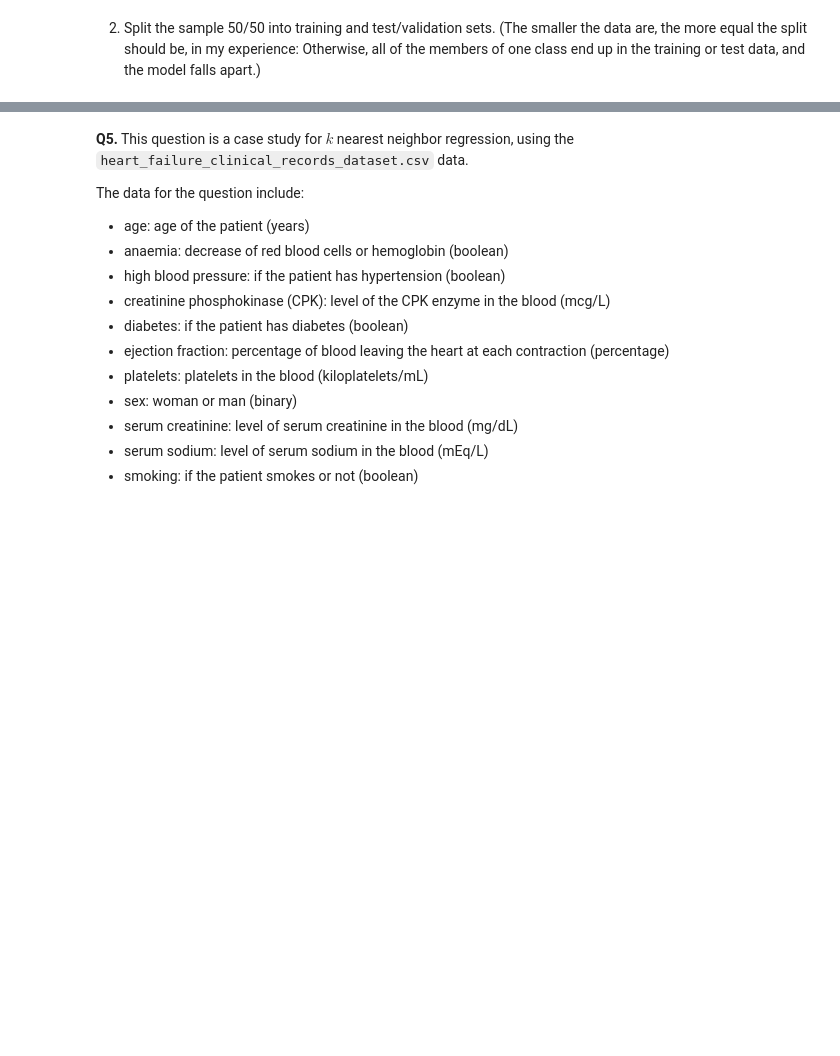
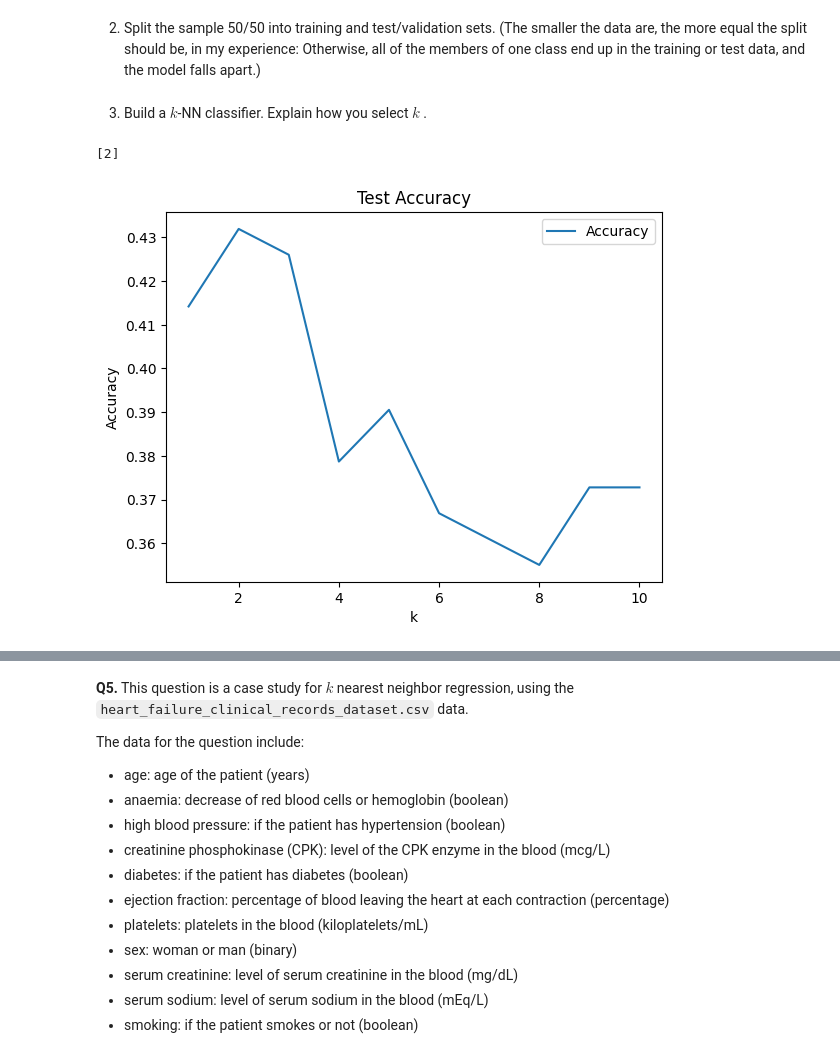
Before and after one commit to aileenkent/knn, a Jupyter notebook: assignment/assignment_knn.ipynb, the cells around one changed output, grey strips where cells are left out. Saved outputs shown, nothing was run; the diff lists cells and outputs as text; code cells hidden in the pictures; blank space fills up the shorter version.

```diff
--- a/assignment/assignment_knn.ipynb
+++ b/assignment/assignment_knn.ipynb
@@ -154,4 +154,33 @@ Only the KDE plot of voltage has what could maybe be outliers but it doesn't loo
 # %%
 y = mines_data['mine_type'] #this iw the variable i'm trying to predict
 X = mines_data.drop(columns=['mine_type']) #i'm using every other column
+
+def maxmin(z): #defining maxmin to normalize X
+    z = (z-min(z))/(max(z)-min(z))
+    return(z)
+
 X = X.apply(maxmin) # normalizing X
+
+X_train, X_test, y_train, y_test = train_test_split(X, y, test_size=0.5, random_state=42) #i imported the sklearn thing with all my imports at the beginning.
+
+N_train = len(X_train)
+N_test = len(X_test)
+# %% [markdown]
+3. Build a $k$-NN classifier. Explain how you select $k$ .
+# %%
+k_bar = 10
+## Solve for k that maximizes accuracy:
+Acc = [] # We'll store the accuracy here
+
+for k in range(k_bar):
+    model = KNeighborsClassifier(n_neighbors=k+1) # Create a sk model for k
+    fitted_model = model.fit(X_train.values,y_train) # Train the model on our data
+    y_hat = fitted_model.predict(X_test.values) # Predict values for test set
+    Acc.append( np.sum( y_hat == y_test )/N_test ) # Accuracy on testing data
+
+Acc_max = np.max(Acc) # Find highest recorded Accuracy
+max_index = np.where(Acc==Acc_max) # Find the indices that equal the maximum
+k_star = max_index[0]+1 # Find the optimal value of k; why index+1?
+print(k_star)
+# %% [output]
+[2]
@@ -157,0 +192,10 @@ X = X.apply(maxmin) # normalizing X
+# %%
+## Accuracy plot:
+plt.plot(np.arange(1,k_bar+1),Acc,label='Accuracy')
+plt.xlabel("k")
+plt.ylabel("Accuracy")
+plt.legend(loc='upper right')
+plt.title('Test Accuracy')
+plt.show()
+# %% [output]
+[figure, added]
```
Also changed, not shown: parts of 6 cells of this notebook.
